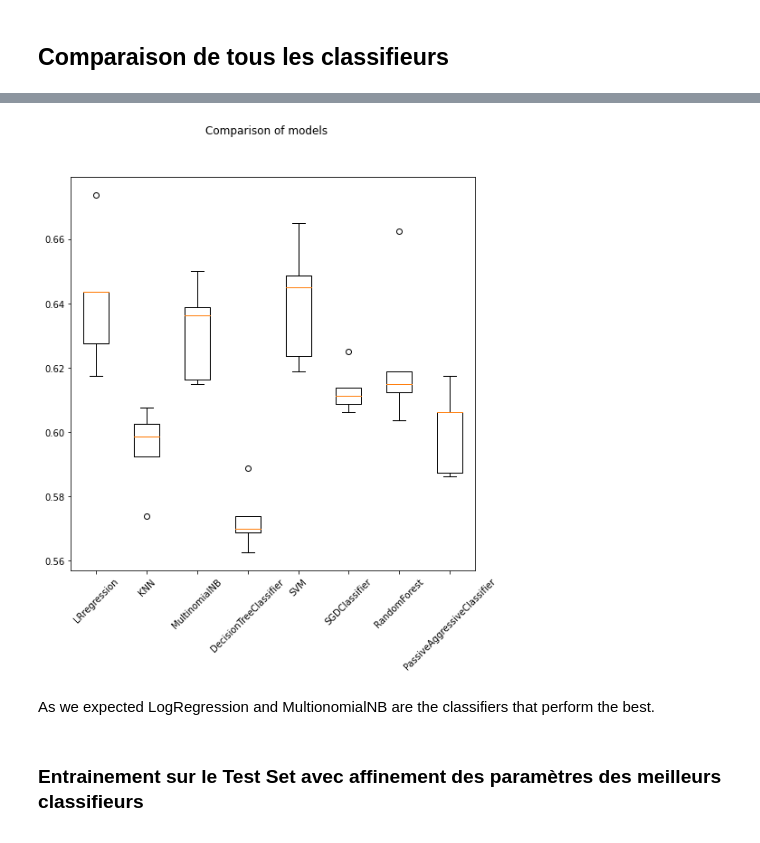
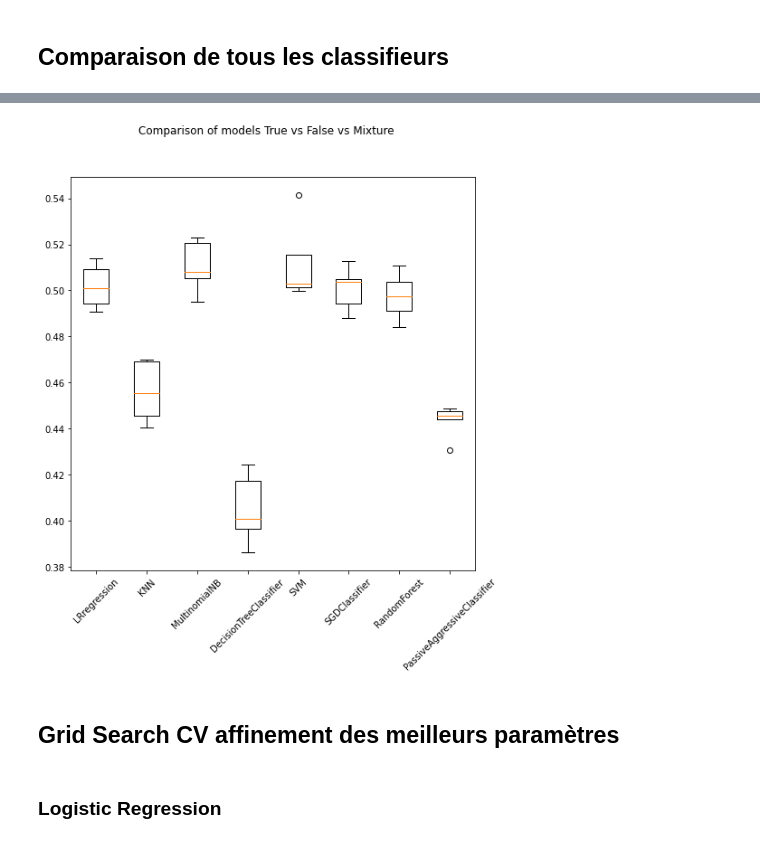
Before and after one commit to hugomtr/FakeNewsDetection, a Jupyter notebook: fakeNews.ipynb, the cells around one changed output, grey strips where cells are left out. Drawn from its saved outputs; the diff is of its cells as text; code cells hidden in the pictures.

```diff
--- a/fakeNews.ipynb
+++ b/fakeNews.ipynb
@@ -142,0 +145,17 @@ Saving Data in 2 csv file
+# %%
+df["truthRating"] = df["truthRating"].apply(f)
+
+n = choose_classification()
+
+df = select(n,df)
+
+classes = df.ratingName.unique()
+
+label_dict = {}
+for index, possible_label in enumerate(classes):
+    label_dict[possible_label] = index
+
+df['label'] = df.ratingName.replace(label_dict)
+df = df[["text","label","ratingName"]]
+
+train, test = train_test_split(df, test_size=0.1, shuffle=True)
@@ -232,9 +287,7 @@ nlp = spacy.load('en')
 df_train = pd.read_csv("train.csv",sep=";")
 df_test = pd.read_csv("test.csv",sep=";")
 
-# Select only the row we want
-df_train = df_train[["text","truthRating"]]
-df_test = df_test[["text","truthRating"]]
+del df_train['Unnamed: 0'];del df_test['Unnamed: 0']
 # %% [markdown]
 ### Text Preprocessing class and function
 # %%
@@ -732,5 +796,5 @@ weighted avg       0.65      0.65      0.65      1200
 ## Comparaison de tous les classifieurs
 # %%
 X = df_train["text"]
-y = df_train["truthRating"]
+y = df_train["ratingName"]
 # %% [markdown]
@@ -754,7 +818,7 @@ results = []
 names = []
 scoring = 'accuracy'
 for name, model in models:
-  kfold = KFold(n_splits=5, shuffle=False)
+  kfold = KFold(n_splits=5, shuffle=True)
   model = make_pipeline(TfidfVectorizer(), model)
   cv_results = cross_val_score(model, X, y, cv=kfold, scoring=scoring)
   results.append(cv_results)
@@ -773,13 +854,13 @@ PassiveAggressiveClassifier: 0.600750 (0.012057)
 # %%
 fig = plt.figure(figsize=(8,8))
-fig.suptitle('Comparison of models')
+fig.suptitle('Comparison of models {} vs {} vs {}'.format(classes[0],classes[1],classes[2]))
 ax = fig.add_subplot(111)
 ax.boxplot(results)
 ax.set_xticklabels(names,rotation = 45)
 plt.show()
 # %% [output]
-[figure, old version]
+[figure, new version]
-# %% [markdown]
-As we expected LogRegression and MultionomialNB are the classifiers that perform the best.
-# %% [markdown]
-### Entrainement sur le Test Set avec affinement des paramètres des meilleurs classifieurs
+# %% [markdown]
+## Grid Search CV affinement des meilleurs paramètres
+# %% [markdown]
+### Logistic Regression
```
Also changed, not shown: parts of 63 cells of this notebook.
